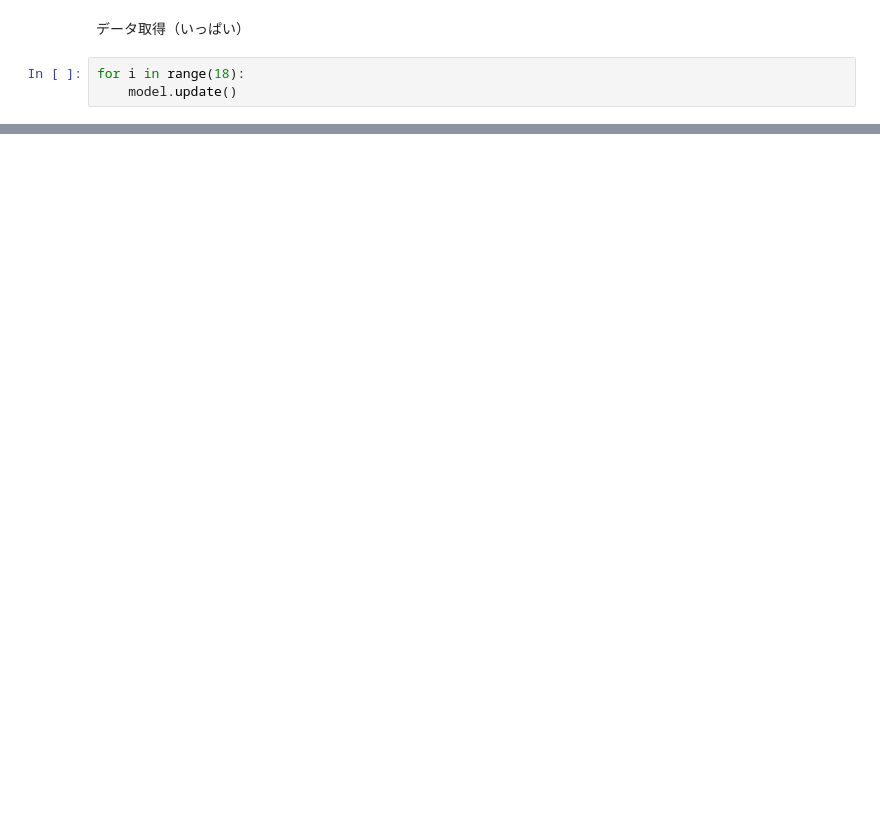
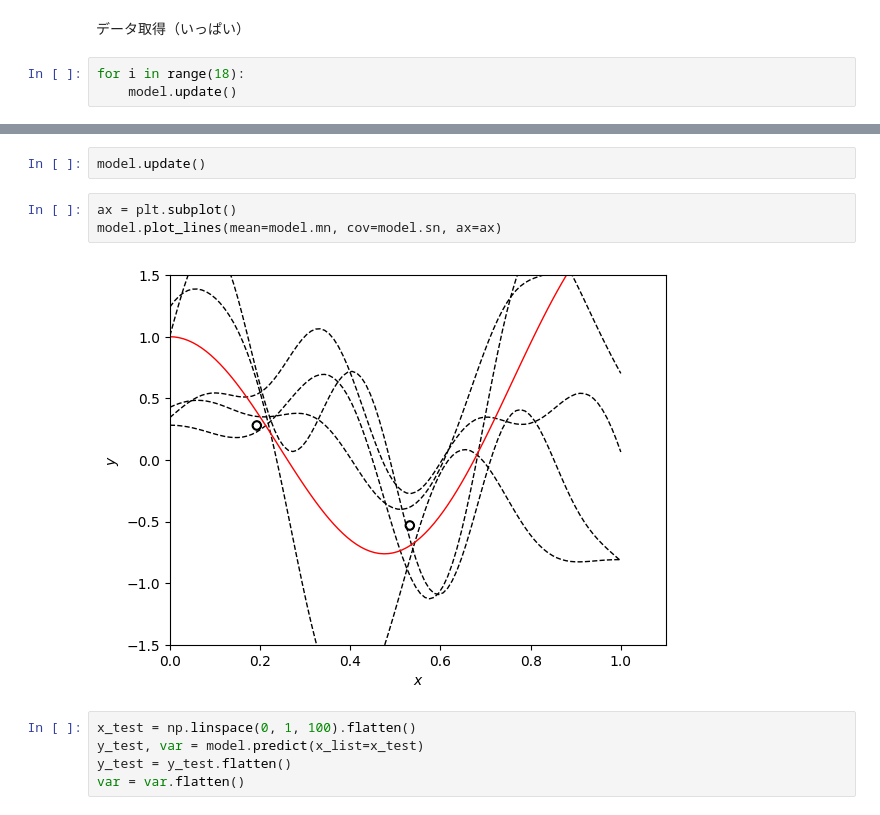
Before and after one commit to arata234/PRML, a Jupyter notebook: cp3_linear_regression_model.ipynb, the cells around one changed output, grey strips where cells are left out. Drawn from its saved outputs; the diff is of its cells as text; blank space fills up the shorter version.

```diff
--- a/cp3_linear_regression_model.ipynb
+++ b/cp3_linear_regression_model.ipynb
@@ -789,0 +933,12 @@ model.plot_lines(model.mn, model.sn, ax=axis[2])
+# %%
+model.update()
+# %%
+ax = plt.subplot()
+model.plot_lines(mean=model.mn, cov=model.sn, ax=ax)
+# %% [output]
+[figure, added]
+# %%
+x_test = np.linspace(0, 1, 100).flatten()
+y_test, var = model.predict(x_list=x_test)
+y_test = y_test.flatten()
+var = var.flatten()
```
Also changed, not shown: parts of 35 cells of this notebook, 24 other files.
